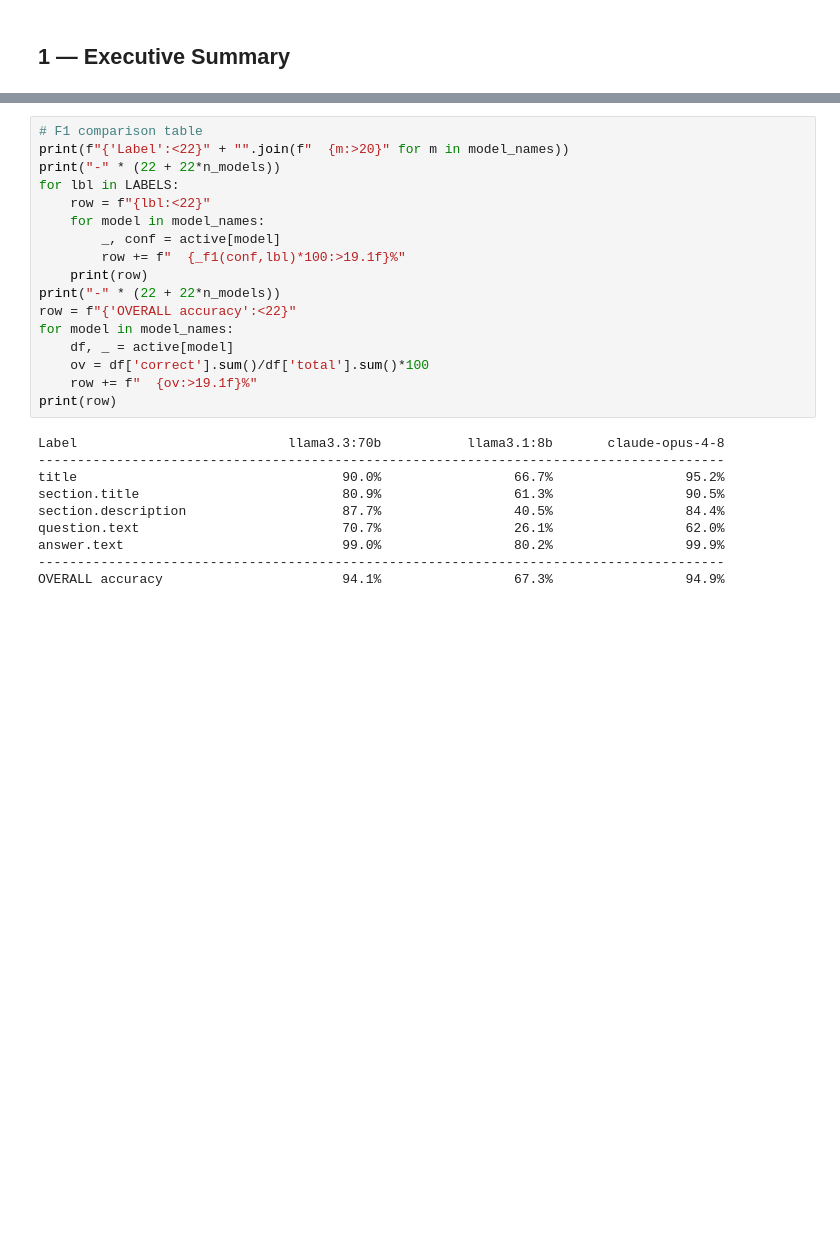
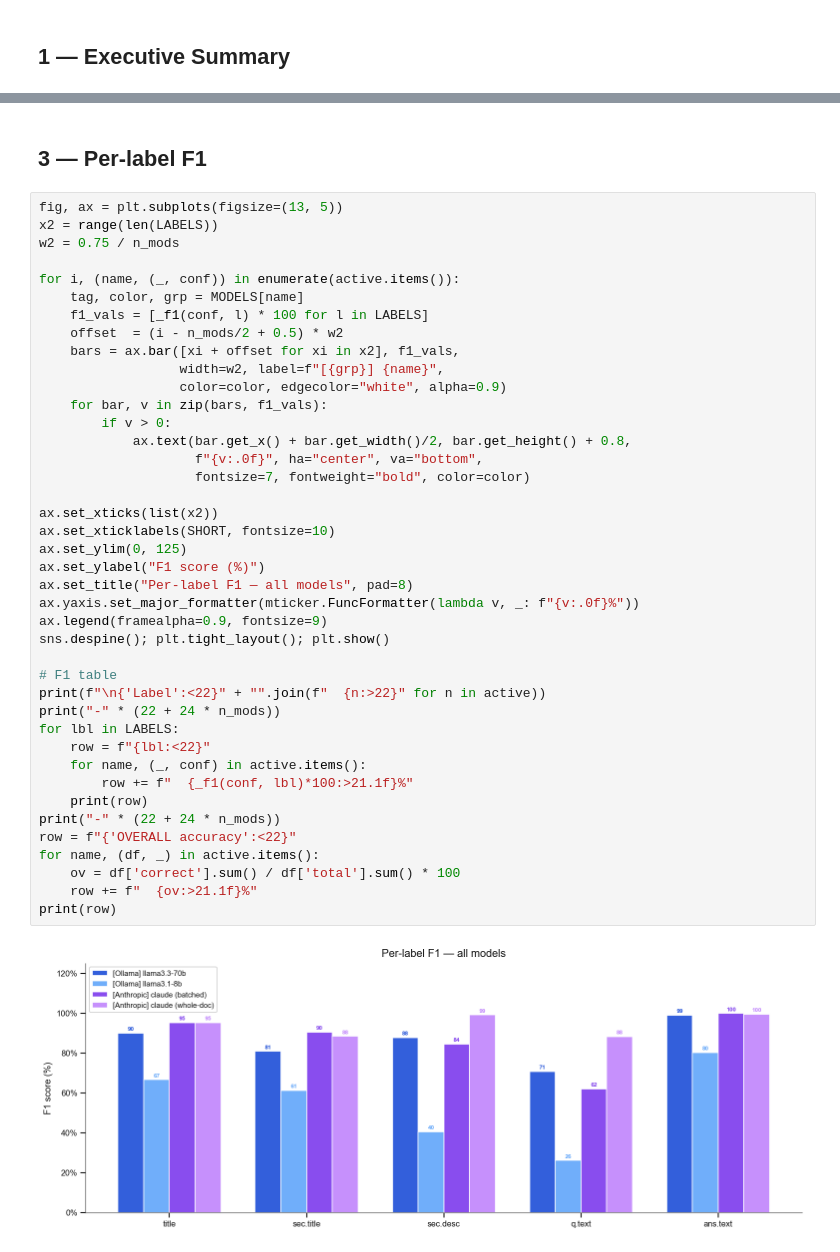
Before and after one commit to fairdataihub/dmpbridge, a Jupyter notebook: notebooks/03_comparison_dashboard.ipynb, the cells around one changed output, grey strips where cells are left out. Cells and saved outputs as stored; diff of their text form; blank space fills up the shorter version.

```diff
--- a/notebooks/03_comparison_dashboard.ipynb
+++ b/notebooks/03_comparison_dashboard.ipynb
@@ -189,27 +180,45 @@ plt.tight_layout(); plt.show()
-# %%
-# F1 comparison table
-print(f"{'Label':<22}" + "".join(f"  {m:>20}" for m in model_names))
-print("-" * (22 + 22*n_models))
-for lbl in LABELS:
-    row = f"{lbl:<22}"
-    for model in model_names:
-        _, conf = active[model]
-        row += f"  {_f1(conf,lbl)*100:>19.1f}%"
-    print(row)
-print("-" * (22 + 22*n_models))
-row = f"{'OVERALL accuracy':<22}"
-for model in model_names:
-    df, _ = active[model]
-    ov = df['correct'].sum()/df['total'].sum()*100
-    row += f"  {ov:>19.1f}%"
-print(row)
-# %% [output]
-Label                           llama3.3:70b           llama3.1:8b       claude-opus-4-8
-----------------------------------------------------------------------------------------
-title                                  90.0%                 66.7%                 95.2%
-section.title                          80.9%                 61.3%                 90.5%
-section.description                    87.7%                 40.5%                 84.4%
-question.text                          70.7%                 26.1%                 62.0%
-answer.text                            99.0%                 80.2%                 99.9%
-----------------------------------------------------------------------------------------
-OVERALL accuracy                       94.1%                 67.3%                 94.9%
+# %% [markdown]
+## 3 — Per-label F1
+# %%
+fig, ax = plt.subplots(figsize=(13, 5))
+x2 = range(len(LABELS))
+w2 = 0.75 / n_mods
+
+for i, (name, (_, conf)) in enumerate(active.items()):
+    tag, color, grp = MODELS[name]
+    f1_vals = [_f1(conf, l) * 100 for l in LABELS]
+    offset  = (i - n_mods/2 + 0.5) * w2
+    bars = ax.bar([xi + offset for xi in x2], f1_vals,
+                  width=w2, label=f"[{grp}] {name}",
+                  color=color, edgecolor="white", alpha=0.9)
+    for bar, v in zip(bars, f1_vals):
+        if v > 0:
+            ax.text(bar.get_x() + bar.get_width()/2, bar.get_height() + 0.8,
+                    f"{v:.0f}", ha="center", va="bottom",
+                    fontsize=7, fontweight="bold", color=color)
+
+ax.set_xticks(list(x2))
+ax.set_xticklabels(SHORT, fontsize=10)
+ax.set_ylim(0, 125)
+ax.set_ylabel("F1 score (%)")
+ax.set_title("Per-label F1 — all models", pad=8)
+ax.yaxis.set_major_formatter(mticker.FuncFormatter(lambda v, _: f"{v:.0f}%"))
+ax.legend(framealpha=0.9, fontsize=9)
+sns.despine(); plt.tight_layout(); plt.show()
+
+# F1 table
+print(f"\n{'Label':<22}" + "".join(f"  {n:>22}" for n in active))
+print("-" * (22 + 24 * n_mods))
+for lbl in LABELS:
+    row = f"{lbl:<22}"
+    for name, (_, conf) in active.items():
+        row += f"  {_f1(conf, lbl)*100:>21.1f}%"
+    print(row)
+print("-" * (22 + 24 * n_mods))
+row = f"{'OVERALL accuracy':<22}"
+for name, (df, _) in active.items():
+    ov = df['correct'].sum() / df['total'].sum() * 100
+    row += f"  {ov:>21.1f}%"
+print(row)
+# %% [output]
+[figure, added]
```
Also changed, not shown: parts of 14 cells of this notebook, 14 other files.
